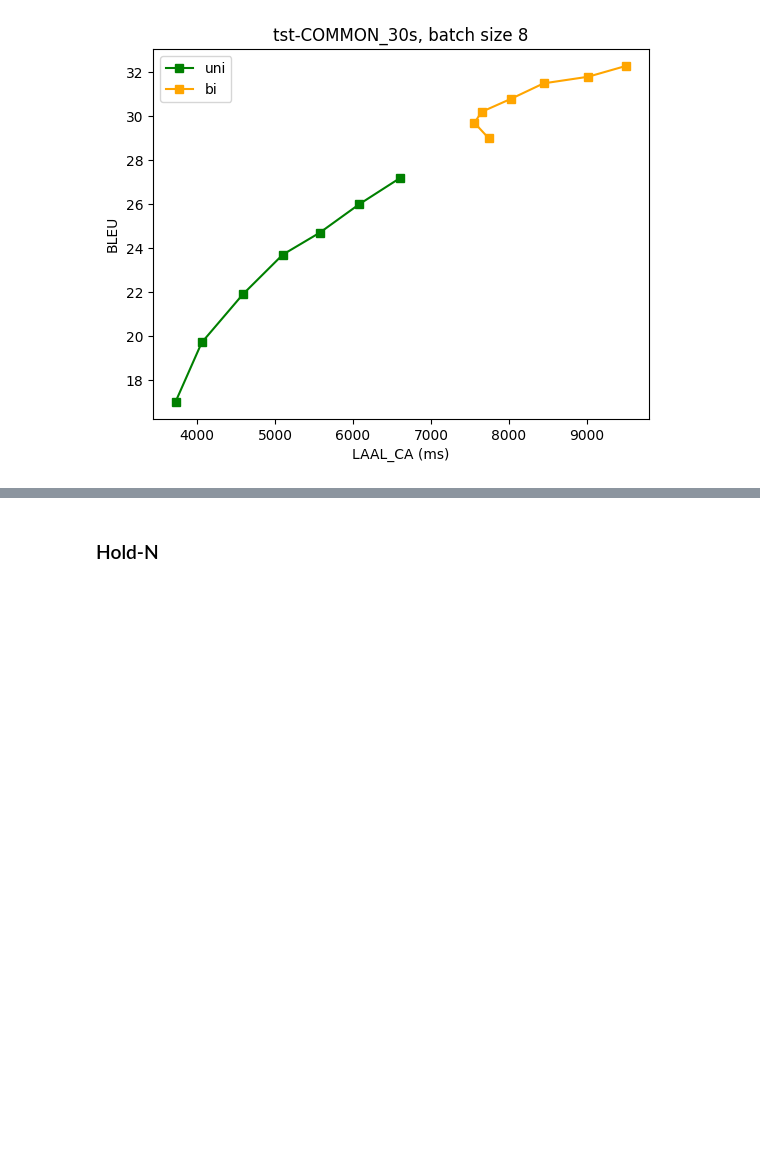
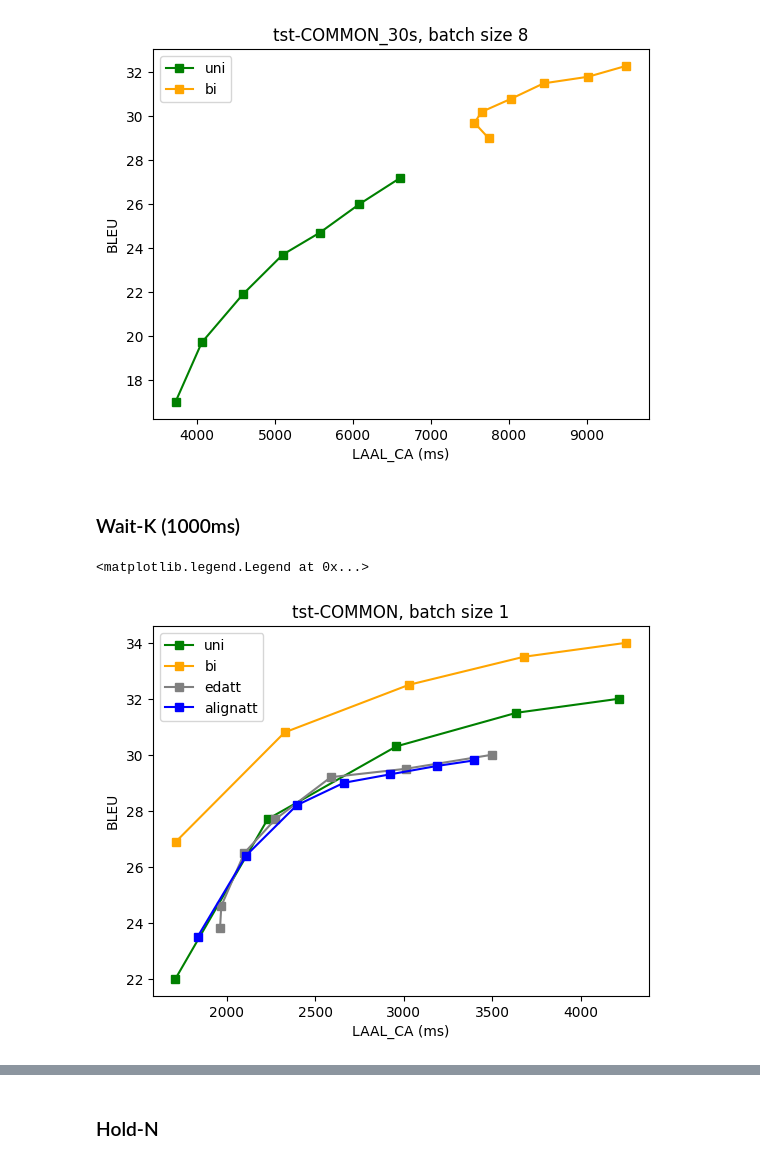
Before and after one commit to LeiLiLab/InfiniSST, a Jupyter notebook: plots/plot.ipynb, the cells around one changed output, grey strips where cells are left out. Saved outputs shown, nothing was run; the diff lists cells and outputs as text; code cells hidden in the pictures; blank space fills up the shorter version.

```diff
--- a/plots/plot.ipynb
+++ b/plots/plot.ipynb
@@ -363,3 +361,45 @@ plt.legend()
 # %% [output]
 <matplotlib.legend.Legend at 0x...>
 [figure]
+# %% [markdown]
+### Wait-K (1000ms)
+# %%
+# tst-COMMON, bsz 1
+dfs = {}
+
+## uni
+df = pd.DataFrame(columns=['BLEU', 'LAAL', 'LAAL_c'])
+df['BLEU'] = [22.0, 27.7, 30.3, 31.5, 32.0]
+df['LAAL_CA'] = [1710, 2231, 2958, 3637, 4215]
+dfs['uni'] = df
+
+## bi
+df = pd.DataFrame(columns=['BLEU', 'LAAL', 'LAAL_c'])
+df['BLEU'] = [26.9, 30.8, 32.5, 33.5, 34.0]
+df['LAAL_CA'] = [1713, 2327, 3030, 3679, 4258]
+dfs['bi'] = df
+
+## edatt
+df = pd.DataFrame(columns=['BLEU', 'LAAL', 'LAAL_c'])
+df['BLEU'] = [23.8, 24.6, 26.5, 27.7, 29.2, 29.5, 30.0]
+df['LAAL_CA'] = [1962, 1969, 2100, 2275, 2588, 3012, 3498]
+dfs['edatt'] = df
+
+## alignatt
+df = pd.DataFrame(columns=['BLEU', 'LAAL', 'LAAL_c'])
+df['BLEU'] = [23.5, 26.4, 28.2, 29.0, 29.3, 29.6, 29.8]
+df['LAAL_CA'] = [1835, 2109, 2396, 2662, 2922, 3187, 3399]
+dfs['alignatt'] = df
+
+## plot
+for key in dfs:
+    df = dfs[key]
+    color = colors[key]
+    plt.plot(df['LAAL_CA'], df['BLEU'], color=color, linestyle='solid', label=key, marker='s')
+plt.xlabel('LAAL_CA (ms)')
+plt.ylabel('BLEU')
+plt.title('tst-COMMON, batch size 1')
+plt.legend()
+# %% [output]
+<matplotlib.legend.Legend at 0x...>
+[figure, added]
```
Also changed, not shown: parts of 10 cells of this notebook, 25 other files.
